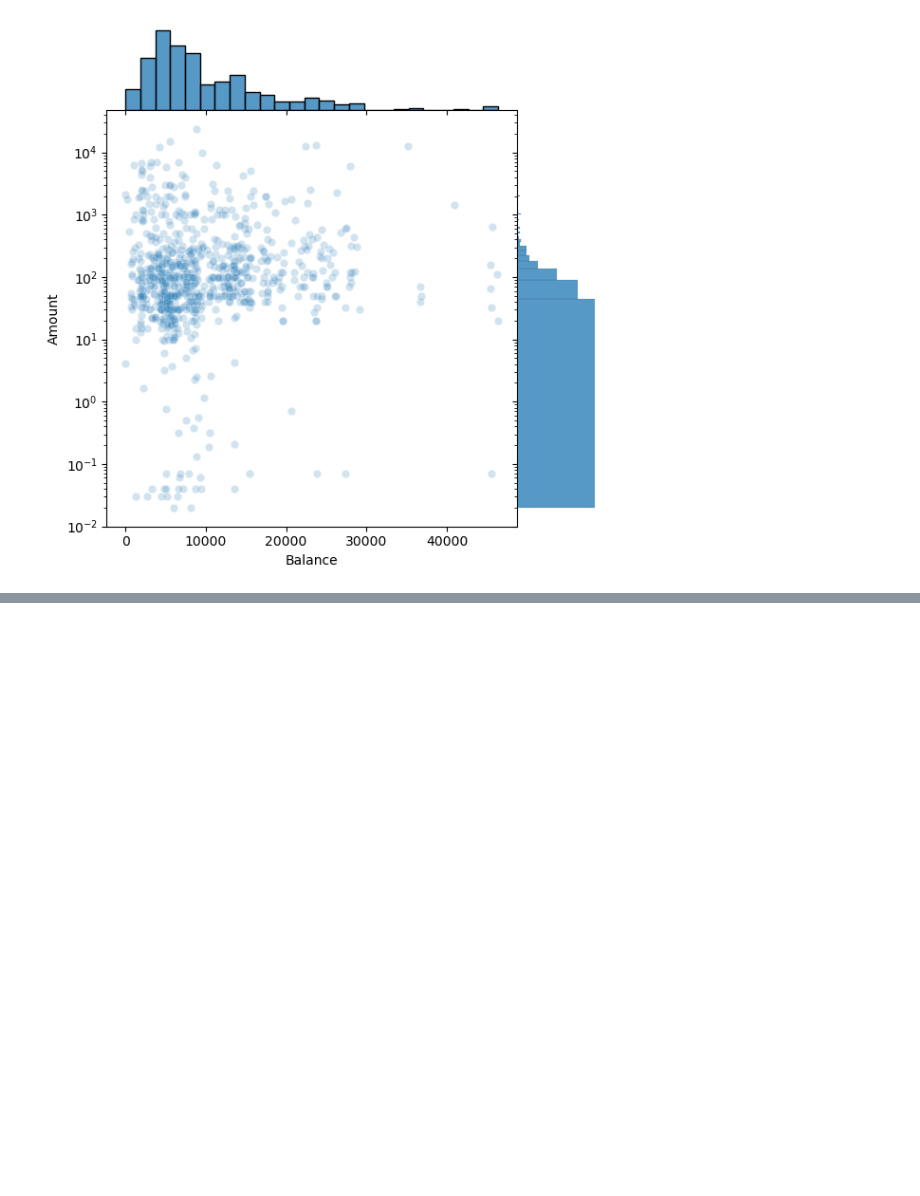
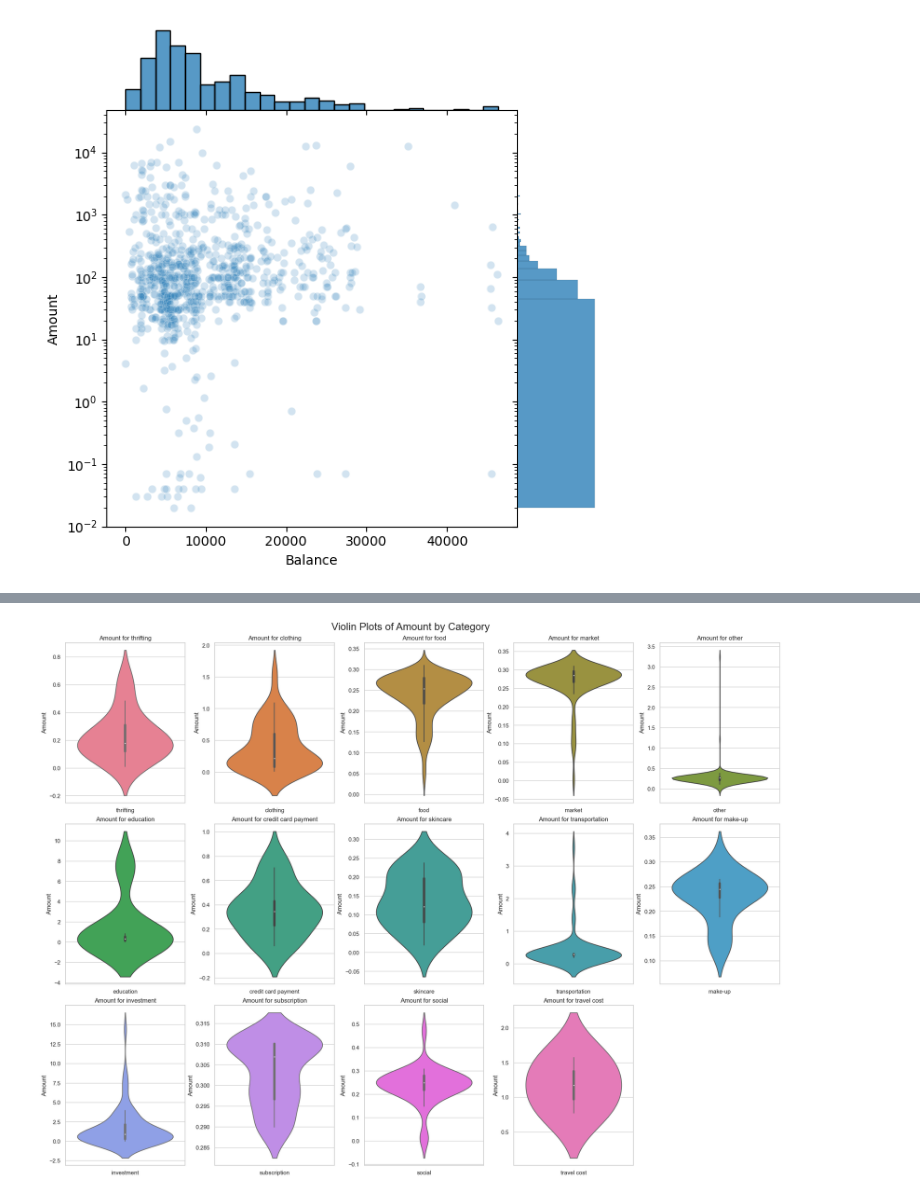
Before and after one commit to sudentrs/DSA210-Data-Science-Term-Project, a Jupyter notebook: EDA.ipynb, the cells around one changed output, grey strips where cells are left out. Saved outputs shown, nothing was run; the diff lists cells and outputs as text; code cells hidden in the pictures; blank space fills up the shorter version.

```diff
--- a/EDA.ipynb
+++ b/EDA.ipynb
@@ -237,0 +256,29 @@ plt.show()
+# %%
+# Set the style and palette
+sns.set(style="whitegrid")
+palette = sns.color_palette("husl", len(df['Category'].unique()))
+
+# Take the absolute values of the Amount column
+df['Amount'] = df['Amount'].abs()
+
+# Create a figure and axes
+fig, axes = plt.subplots(nrows=3, ncols=5, figsize=(20, 15), constrained_layout=True)
+
+# Flatten the axes array for easy iteration
+axes = axes.flatten()
+
+# Loop through each category and create a violin plot
+for i, category in enumerate(df['Category'].unique()):
+    sns.violinplot(ax=axes[i], x='Category', y='Amount', data=df[df['Category'] == category], palette=[palette[i]])
+    axes[i].set_title(f'Amount for {category}')
+    axes[i].set_xlabel('')
+    axes[i].set_ylabel('Amount')
+
+# Remove any unused subplots
+for j in range(i + 1, len(axes)):
+    fig.delaxes(axes[j])
+
+plt.suptitle('Violin Plots of Amount by Category', fontsize=20)
+plt.show()
+# %% [output]
+[figure, added]
```
Also changed, not shown: parts of 4 cells of this notebook, 1 other file.
